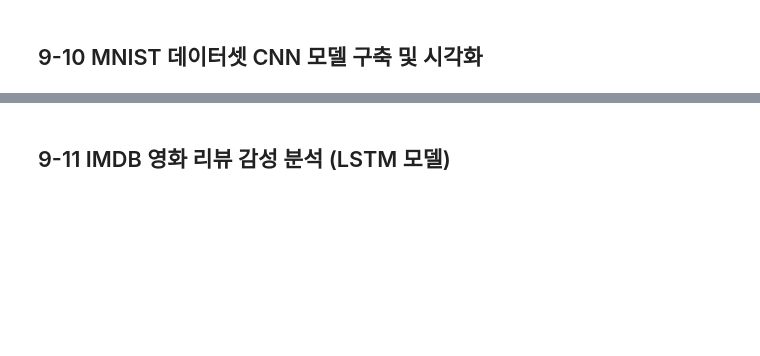
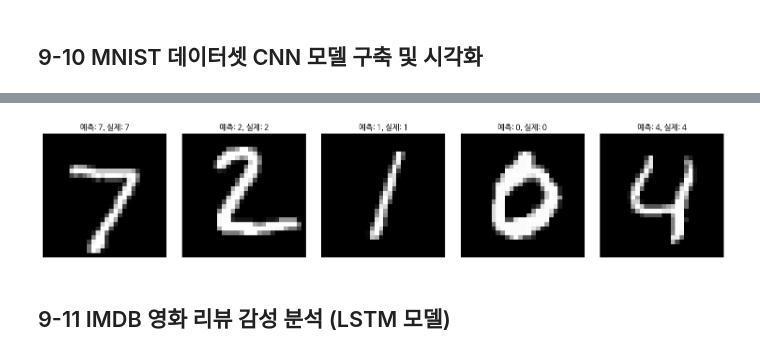
Before and after one commit to So-Youn/Data-Analysis-with-Open-Source, a Jupyter notebook: 오픈소스_데이터_분석_9강.ipynb, the cells around one changed output, grey strips where cells are left out. Saved outputs shown, nothing was run; the diff lists cells and outputs as text; code cells hidden in the pictures; blank space fills up the shorter version.

```diff
--- a/오픈소스_데이터_분석_9강.ipynb
+++ b/오픈소스_데이터_분석_9강.ipynb
@@ -433,7 +453,15 @@ y_test = tf.keras.utils.to_categorical(y_test, 10)
 # 이 모델은 이미지 처리에 특화된 합성곱 신경망(CNN)
 # 입력 이미지의 형태는 **(높이, 너비, 채널)**이며, 28x28 흑백 이미지의 이므로 (28, 28, 1)
 # **두 계층의 합성곱 층**, **평탄화 후 완전 연결층**, 그리고 **출력층**으로 구성
-
+model = Sequential([
+    Conv2D(32, kernel_size=(3,3), activation='relu', input_shape=(28,28,1)),
+    MaxPooling2D(pool_size=(2,2)), # 첫 번째 풀링 층
+    Conv2D(64, kernel_size=(3,3), activation='relu'), # 두 번째 합성곱 층
+    MaxPooling2D(pool_size=(2,2)), # 두 번째 풀링 층
+    Flatten(), # 1차원으로 평탄화
+    Dense(128, activation='relu'), ## 완전 연결층
+    Dense(10, activation='softmax') ## 출력층 (10개의 클래스)
+])
 
 ## 모델 컴파일
 model.compile(optimizer='adam',
@@ -458,3 +486,4 @@ for i, ax in enumerate(axes):
     ax.axis('off')
 plt.tight_layout()
 plt.show()
+# %% [output]
@@ -461,3 +502,4 @@ plt.show()
+[figure, added]
 # %% [markdown]
 ## 9-11 IMDB 영화 리뷰 감성 분석 (LSTM 모델)
 # %%
```
Also changed, not shown: parts of 4 cells of this notebook.
